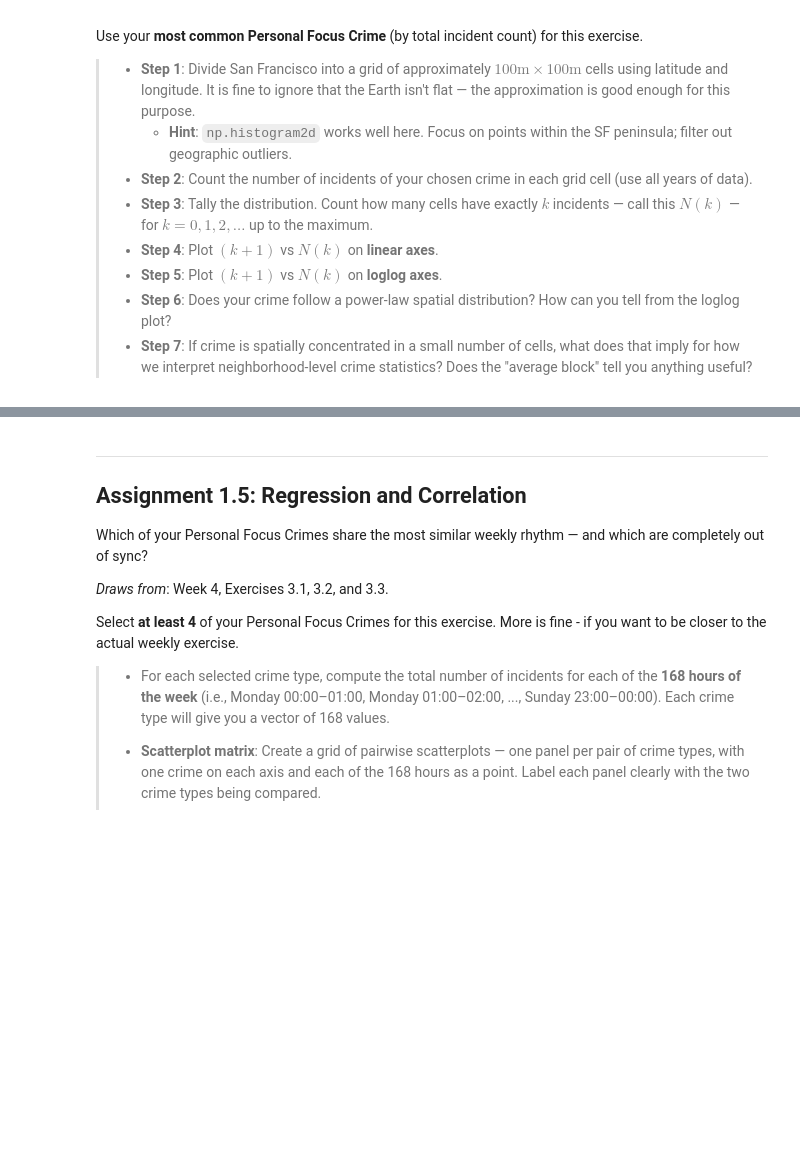
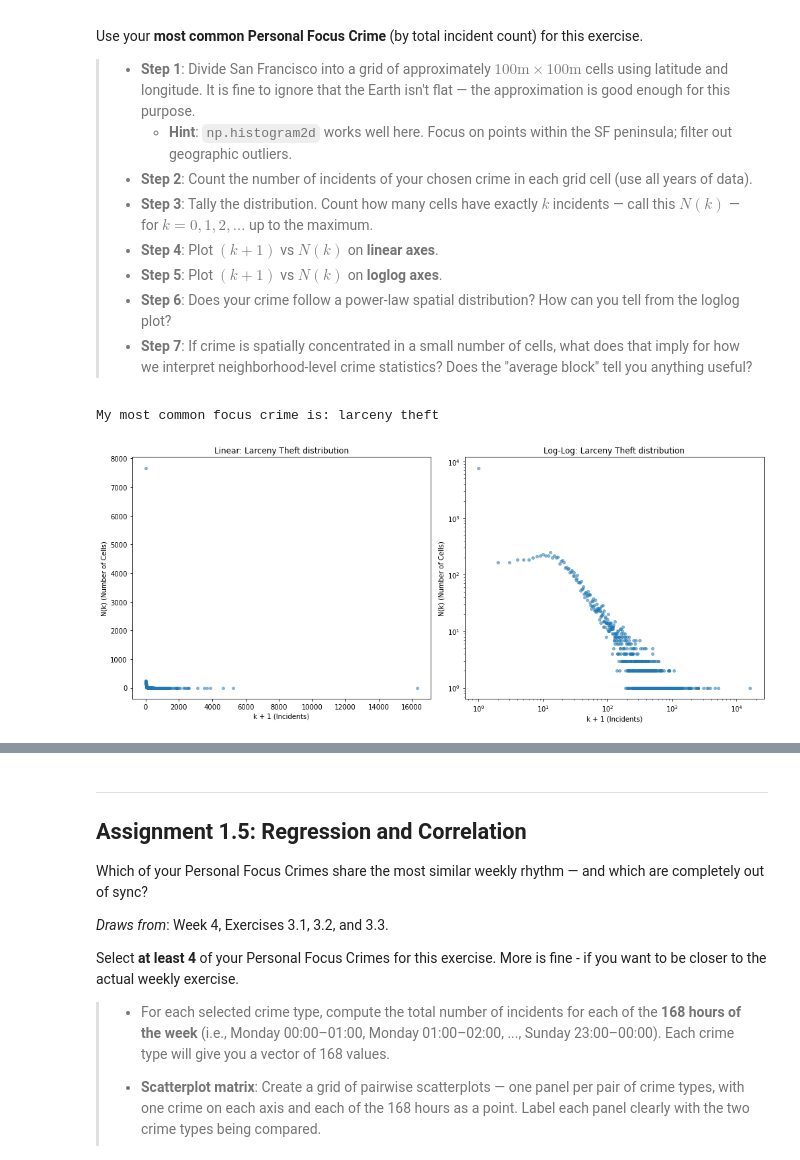
Before and after one commit to FergadakisN/assignment1_social_data_analysis, a Jupyter notebook: Assignment1.ipynb, the cells around one changed output, grey strips where cells are left out. Drawn from its saved outputs; the diff is of its cells as text; code cells hidden in the pictures; blank space fills up the shorter version.

```diff
--- a/Assignment1.ipynb
+++ b/Assignment1.ipynb
@@ -196,3 +196,61 @@ Use your **most common Personal Focus Crime** (by total incident count) for this
 > * **Step 5**: Plot $(k+1)$ vs $N(k)$ on **loglog axes**.
 > * **Step 6**: Does your crime follow a power-law spatial distribution? How can you tell from the loglog plot?
 > * **Step 7**: If crime is spatially concentrated in a small number of cells, what does that imply for how we interpret neighborhood-level crime statistics? Does the "average block" tell you anything useful?
+# %%
+import pandas as pd
+import numpy as np
+import matplotlib.pyplot as plt
+
+# Load data first
+df = pd.read_csv('SFPD_Combined_Data.csv')
+
+# Standardize names and filter for my 10 focus crimes
+my_focus = ["assault", "larceny theft", "motor vehicle theft", "burglary",
+            "robbery", "gambling", "sex offense", "weapons offense", "fraud", "arson"]
+
+df['Incident Category'] = df['Incident Category'].str.lower()
+df_filtered = df[df['Incident Category'].isin(my_focus)].copy()
+
+# Find the most common crime
+top_crime = df_filtered['Incident Category'].value_counts().idxmax()
+print(f"My most common focus crime is: {top_crime}")
+
+# Filter for the SF peninsula to remove geographic outliers
+# Rough SF bounds: Lat (37.70 to 37.82), Lon (-122.52 to -122.35)
+sf_data = df_filtered[
+    (df_filtered['Incident Category'] == top_crime) &
+    (df_filtered['Latitude'].between(37.70, 37.82)) &
+    (df_filtered['Longitude'].between(-122.52, -122.35))
+].copy()
+
+# Step 1 & 2: Grid and Counting
+# 100m is roughly 0.001 degrees in lat/lon
+lon_bins = np.arange(sf_data['Longitude'].min(), sf_data['Longitude'].max(), 0.001)
+lat_bins = np.arange(sf_data['Latitude'].min(), sf_data['Latitude'].max(), 0.001)
+
+counts, _, _ = np.histogram2d(sf_data['Longitude'], sf_data['Latitude'], bins=[lon_bins, lat_bins])
+
+# Step 3: Tally the counts N(k)
+flat_counts = counts.flatten()
+k_values, N_k = np.unique(flat_counts, return_counts=True)
+
+# Step 4 & 5: Plots
+fig, (ax1, ax2) = plt.subplots(1, 2, figsize=(14, 6))
+
+# Linear Plot
+ax1.scatter(k_values + 1, N_k, alpha=0.5, s=15)
+ax1.set_title(f'Linear: {top_crime.title()} distribution')
+ax1.set_xlabel('k + 1 (Incidents)')
+ax1.set_ylabel('N(k) (Number of Cells)')
+
+# Log-Log Plot
+ax2.loglog(k_values + 1, N_k, 'o', alpha=0.5, markersize=4)
+ax2.set_title(f'Log-Log: {top_crime.title()} distribution')
+ax2.set_xlabel('k + 1 (Incidents)')
+ax2.set_ylabel('N(k) (Number of Cells)')
+
+plt.tight_layout()
+plt.show()
+# %% [output]
+My most common focus crime is: larceny theft
+[figure, added]
```
Also changed, not shown: parts of 3 cells of this notebook.
